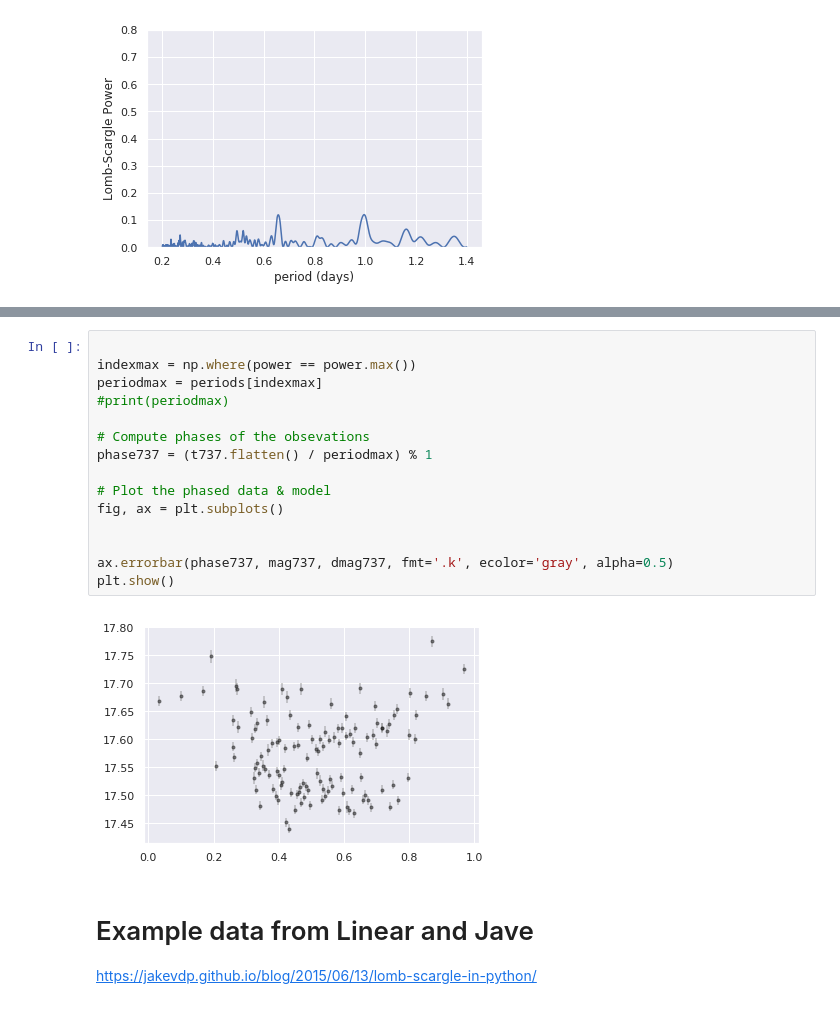
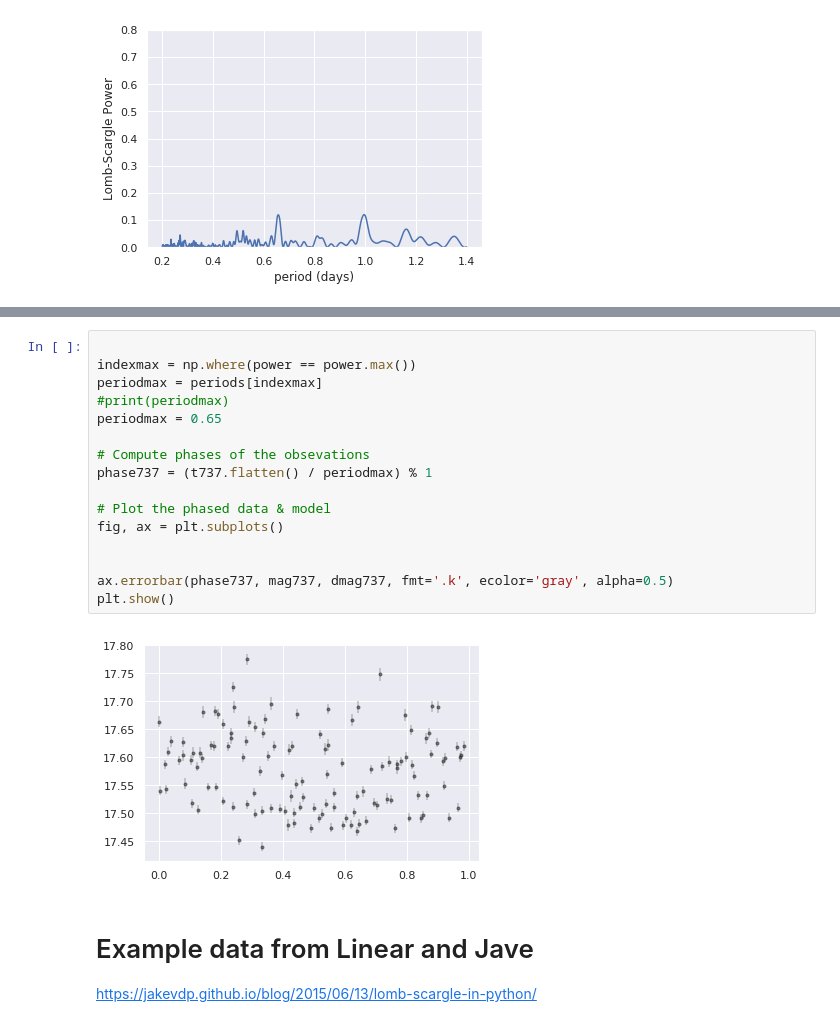
Before and after one commit to manuelmarcano22/NGC6397F336W, a Jupyter notebook: u9712005/LightCurve.ipynb, the cells around one changed output, grey strips where cells are left out. Saved outputs shown, nothing was run; the diff lists cells and outputs as text.

Commit message:
Plots U18

```diff
--- a/u9712005/LightCurve.ipynb
+++ b/u9712005/LightCurve.ipynb
@@ -207,20 +317,21 @@ ax.set(ylim=(0, 0.8), xlabel='period (days)',
 # %%
 
 indexmax = np.where(power == power.max())
 periodmax = periods[indexmax]
 #print(periodmax)
+periodmax = 0.65
 
 # Compute phases of the obsevations
 phase737 = (t737.flatten() / periodmax) % 1
 
 # Plot the phased data & model
 fig, ax = plt.subplots()
 
 
 ax.errorbar(phase737, mag737, dmag737, fmt='.k', ecolor='gray', alpha=0.5)
 plt.show()
 # %% [output]
-[figure, old version]
+[figure, new version]
 # %% [markdown]
 # Example data from Linear and Jave
 
```
Also changed, not shown: parts of 14 cells of this notebook, 2 other files.
